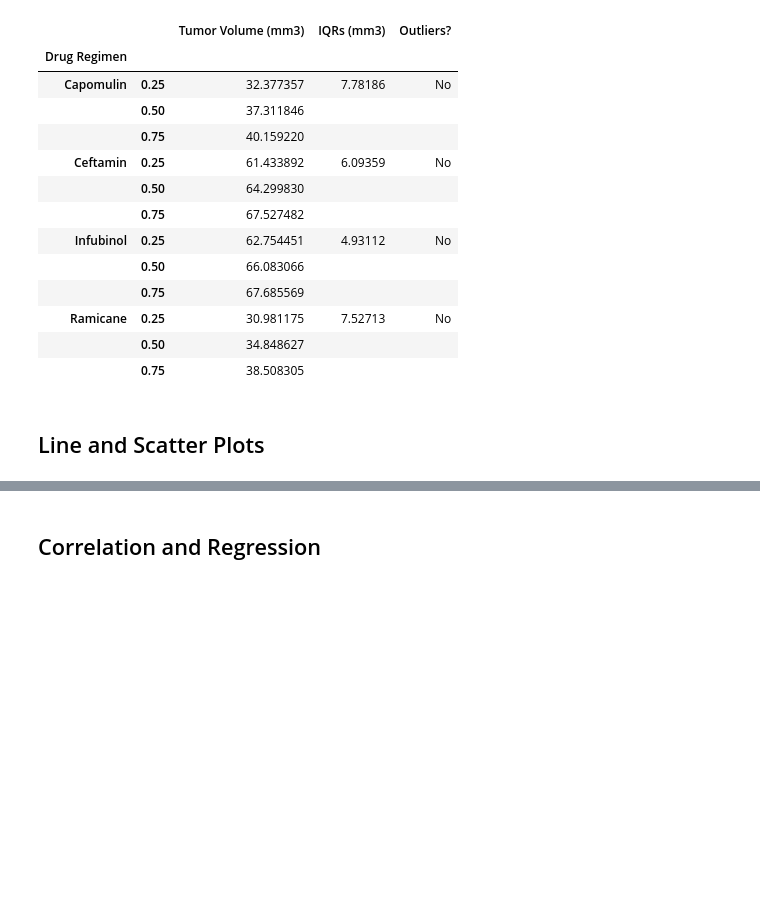
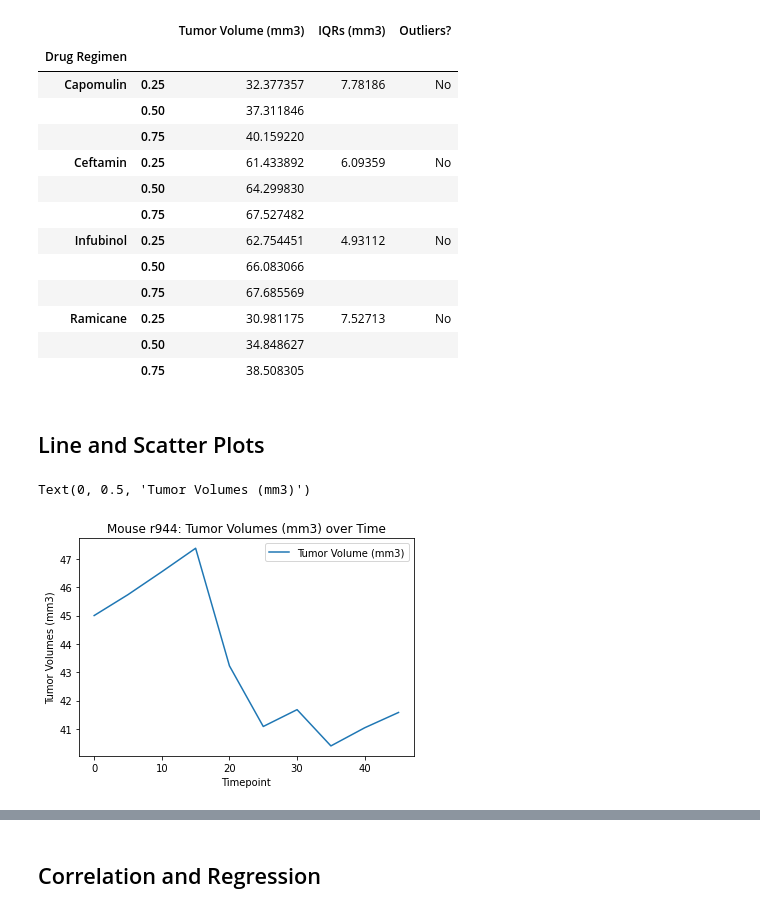
Before and after one commit to Uc71/Chemotherapy-Drug-Trials, a Jupyter notebook: week_05 Matplotlib_Homework_Pymaceuticals_pymaceuticals_starter.ipynb, the cells around one changed output, grey strips where cells are left out. Drawn from its saved outputs; the diff is of its cells as text; code cells hidden in the pictures; blank space fills up the shorter version.

```diff
--- a/week_05 Matplotlib_Homework_Pymaceuticals_pymaceuticals_starter.ipynb
+++ b/week_05 Matplotlib_Homework_Pymaceuticals_pymaceuticals_starter.ipynb
@@ -259,3 +266,11 @@ quants_df
 ## Line and Scatter Plots
 # %%
 # Generate a line plot of tumor volume vs. time point for a mouse treated with Capomulin
+capsonly_df=newmerge_df.loc[newmerge_df["Drug Regimen"]=="Capomulin"]
+r944_df=capsonly_df.loc[capsonly_df["Mouse ID"]=="r944"]
+r944_df.plot("Timepoint","Tumor Volume (mm3)",kind="line")
+plt.title("Mouse r944: Tumor Volumes (mm3) over Time")
+plt.ylabel("Tumor Volumes (mm3)")
+# %% [output]
+Text(0, 0.5, 'Tumor Volumes (mm3)')
+[figure, added]
```
Also changed, not shown: parts of 9 cells of this notebook.
